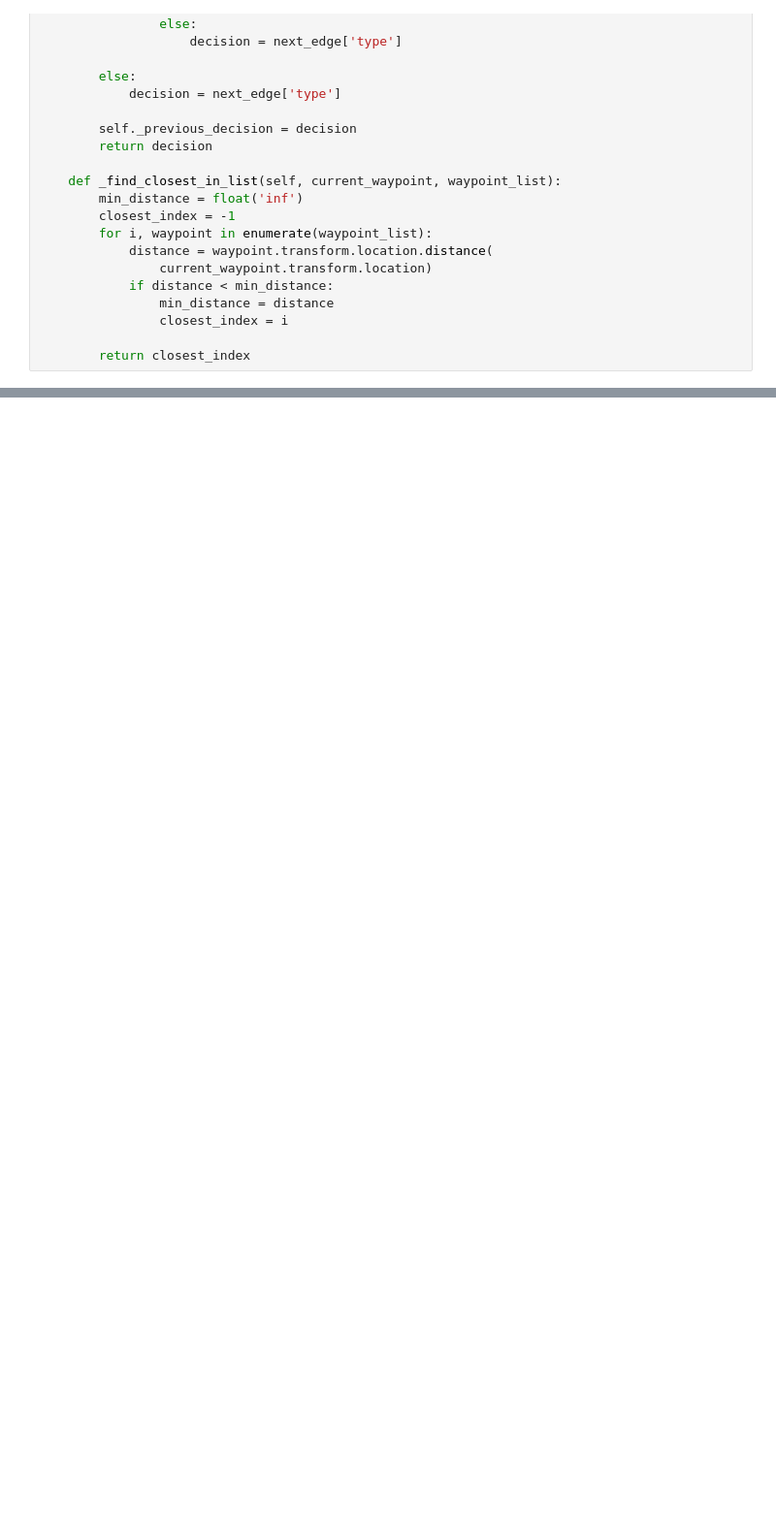
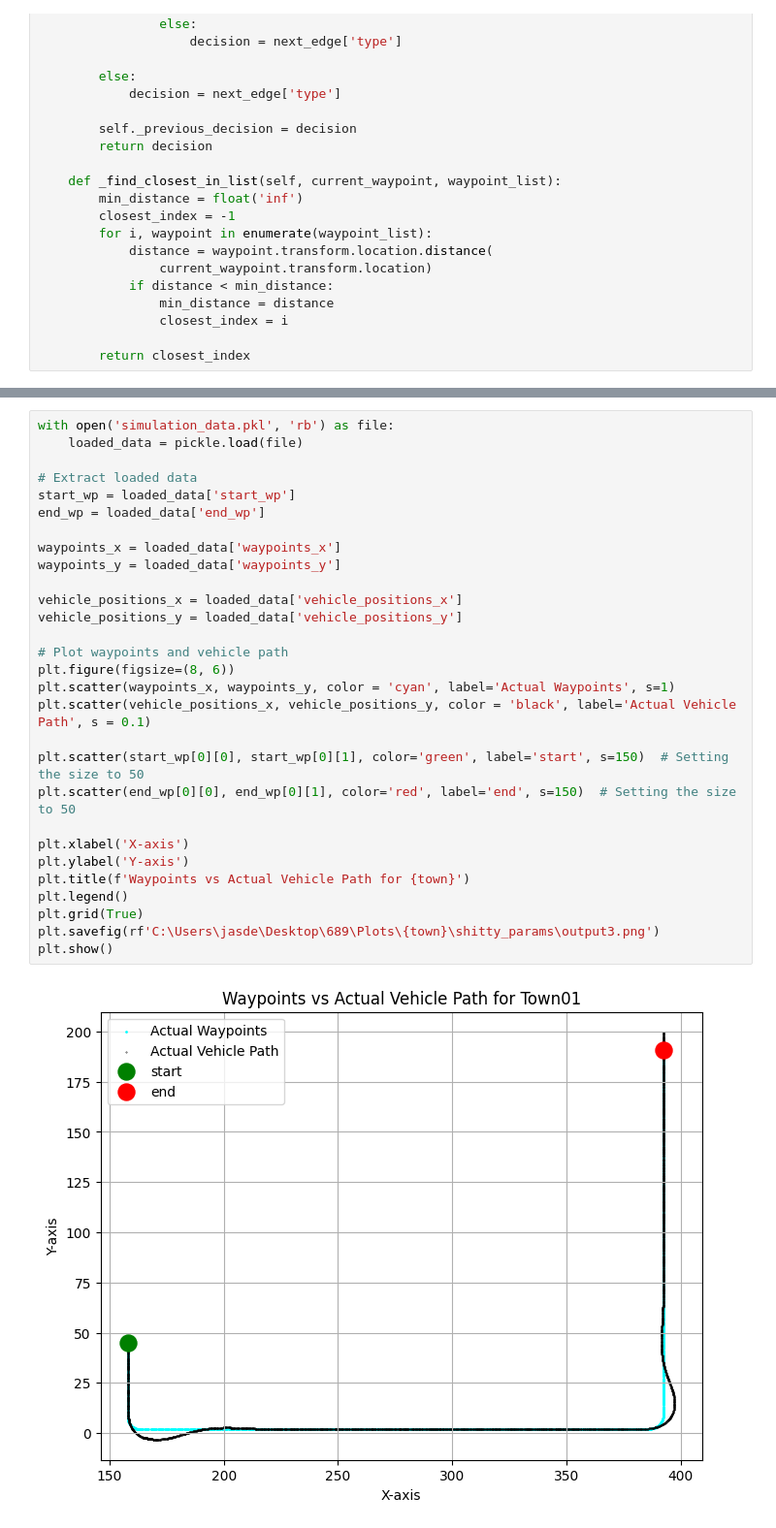
Before and after one commit to jasdeepbajaj/Autonomous-Vehicle-Control-Using-CARLA-Simulator, a Jupyter notebook: PP_trial.ipynb, the cells around one changed output, grey strips where cells are left out. Shown at 97% size. Saved outputs shown, nothing was run; the diff lists cells and outputs as text; blank space fills up the shorter version.

Commit message:
modified:   PP_trial.ipynb 	modified:   global_route_planner.py 	modified:   main.py 	new file:   simulation_data.pkl

```diff
--- a/PP_trial.ipynb
+++ b/PP_trial.ipynb
@@ -802,0 +836,31 @@ KeyboardInterrupt:
+# %%
+with open('simulation_data.pkl', 'rb') as file:
+    loaded_data = pickle.load(file)
+
+# Extract loaded data
+start_wp = loaded_data['start_wp']
+end_wp = loaded_data['end_wp']
+
+waypoints_x = loaded_data['waypoints_x']
+waypoints_y = loaded_data['waypoints_y']
+
+vehicle_positions_x = loaded_data['vehicle_positions_x']
+vehicle_positions_y = loaded_data['vehicle_positions_y']
+
+# Plot waypoints and vehicle path
+plt.figure(figsize=(8, 6))
+plt.scatter(waypoints_x, waypoints_y, color = 'cyan', label='Actual Waypoints', s=1)
+plt.scatter(vehicle_positions_x, vehicle_positions_y, color = 'black', label='Actual Vehicle Path', s = 0.1)
+
+plt.scatter(start_wp[0][0], start_wp[0][1], color='green', label='start', s=150)  # Setting the size to 50
+plt.scatter(end_wp[0][0], end_wp[0][1], color='red', label='end', s=150)  # Setting the size to 50
+
+plt.xlabel('X-axis')
+plt.ylabel('Y-axis')
+plt.title(f'Waypoints vs Actual Vehicle Path for {town}')
+plt.legend()
+plt.grid(True)
+plt.savefig(rf'C:\Users\jasde\Desktop\689\Plots\{town}\shitty_params\output3.png')
+plt.show()
+# %% [output]
+[figure, added]
```
Also changed, not shown: parts of 14 cells of this notebook, 3 other files.
